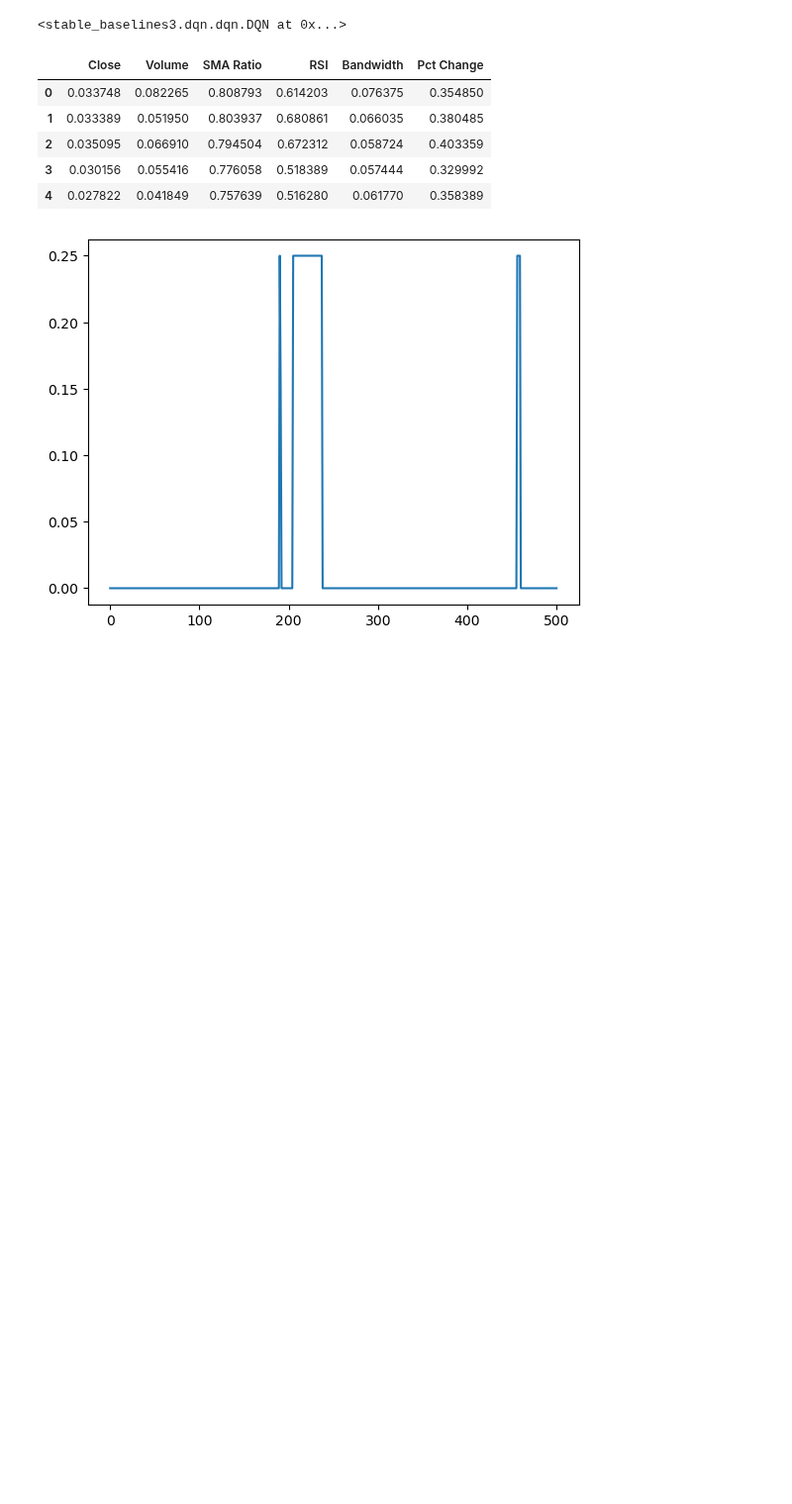
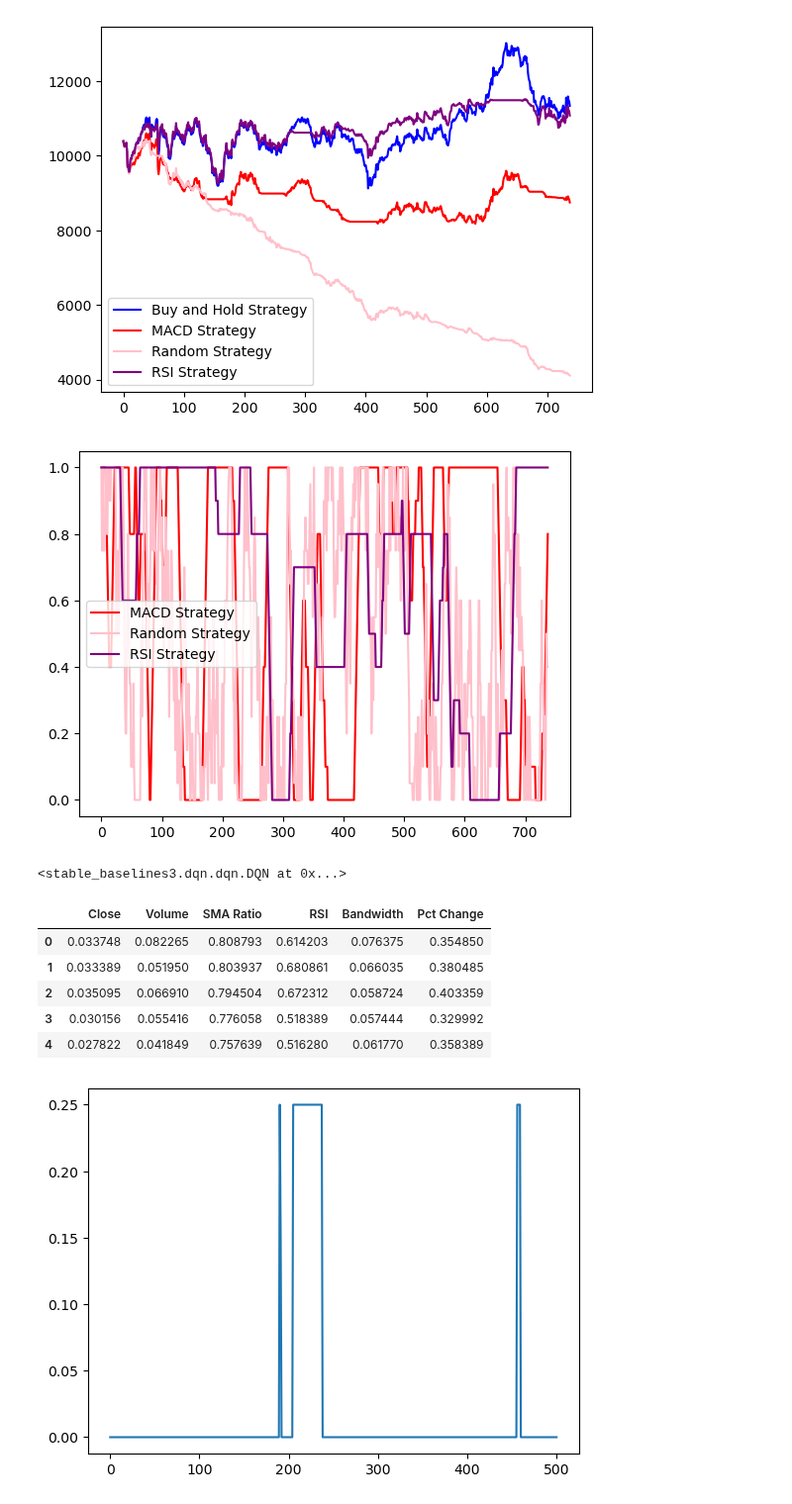
Before and after one commit to joeyallen1/RL_Trading, a Jupyter notebook: Training.ipynb, the cells around one changed output. Shown at 99% size. Saved outputs shown, nothing was run; the diff lists cells and outputs as text; code cells hidden in the pictures; blank space fills up the shorter version.

```diff
--- a/Training.ipynb
+++ b/Training.ipynb
@@ -78,0 +43,4 @@ testing_data
+# %%
+testing_data = pd.read_csv('KO_Testing.csv')
+testing_data.drop(labels=['Date'], axis=1, inplace=True)
+testing_data
@@ -83,6 +67,78 @@ validation_env = TestingEnv(validation_data)
 check_env(validation_env, warn=True)
 testing_env = TestingEnv(testing_data)
 check_env(testing_env, warn=True)
+# %%
+import matplotlib.pyplot as plt
+
+buy_and_hold_strategy_value = []
+MACD_strategy_value = []
+MACD_asset_allocations = []
+random_asset_allocations = []
+RSI_asset_alloctions =[]
+
+obs, info = testing_env.reset()
+while True:
+
+    # sell 10% if MACD is very low, buy 10% if MACD is very high, otherwise do nothing
+    if info['MACD'] < -.3:
+        action = 1
+    elif info['MACD'] > 0.3:
+        action = 3
+    else:
+        action = 2
+    obs, reward, terminated, truncated, info = testing_env.step(action)
+    MACD_strategy_value.append(info['Portfolio Value'])
+    buy_and_hold_strategy_value.append(info['Buy and Hold Value'])
+    MACD_asset_allocations.append(info['Asset Allocation'])
+    if terminated or truncated:
+        break
+
+random_strategy_value = []
+obs, info = testing_env.reset()
+while True:
+
+    action = testing_env.action_space.sample()
+    obs, reward, terminated, truncated, info = testing_env.step(action)
+    random_strategy_value.append(info['Portfolio Value'])
+    random_asset_allocations.append(info['Asset Allocation'])
+    if terminated or truncated:
+        break
+
+RSI_strategy_value = []
+obs, info = testing_env.reset()
+while True:
+
+    # buy 10% if RSI is low, sell 10% if RSI is high
+    # RSI typically uses 30 and 70 for thresholds, which maps
+    # -.4 and .4 here after taking scaling into account
+    if info['RSI'] < -.4:
+        action = 3
+    elif info['RSI'] > 0.4:
+        action = 1
+    else:
+        action = 2
+    obs, reward, terminated, truncated, info = testing_env.step(action)
+    RSI_strategy_value.append(info['Portfolio Value'])
+    RSI_asset_alloctions.append(info['Asset Allocation'])
+    if terminated or truncated:
+        break
+
+plt.figure()
+plt.plot(buy_and_hold_strategy_value, "blue", label="Buy and Hold Strategy")
+plt.plot(MACD_strategy_value, "red", label="MACD Strategy")
+plt.plot(random_strategy_value, "pink", label="Random Strategy")
+plt.plot(RSI_strategy_value, "purple", label="RSI Strategy")
+plt.legend()
+
+plt.figure()
+plt.plot(MACD_asset_allocations, "red", label="MACD Strategy")
+plt.plot(random_asset_allocations, "pink", label="Random Strategy")
+plt.plot(RSI_asset_alloctions, "purple", label="RSI Strategy")
+plt.legend()
+plt.show()
+# %% [output]
+[figure, added]
+[figure, added]
 # %%
 # from stable_baselines3 import DQN
 # from stable_baselines3.common.callbacks import EvalCallback, StopTrainingOnNoModelImprovement
```
Also changed, not shown: parts of 9 cells of this notebook, 2 other files.
